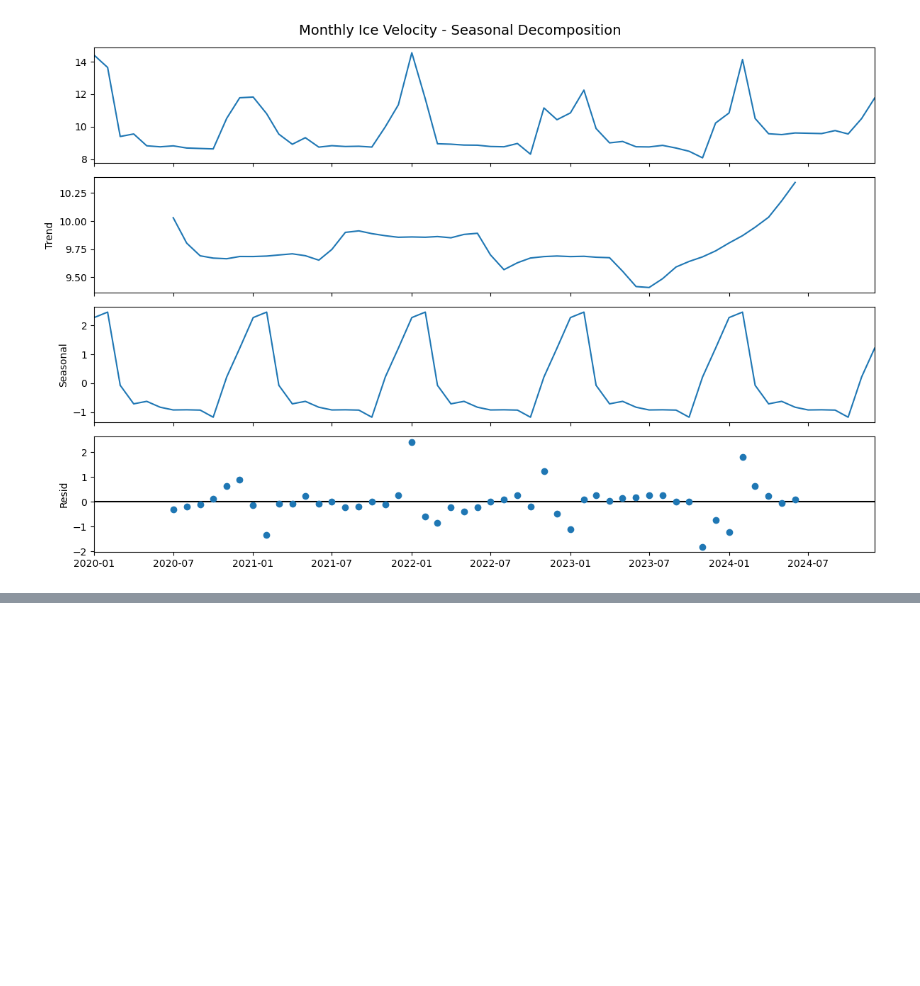
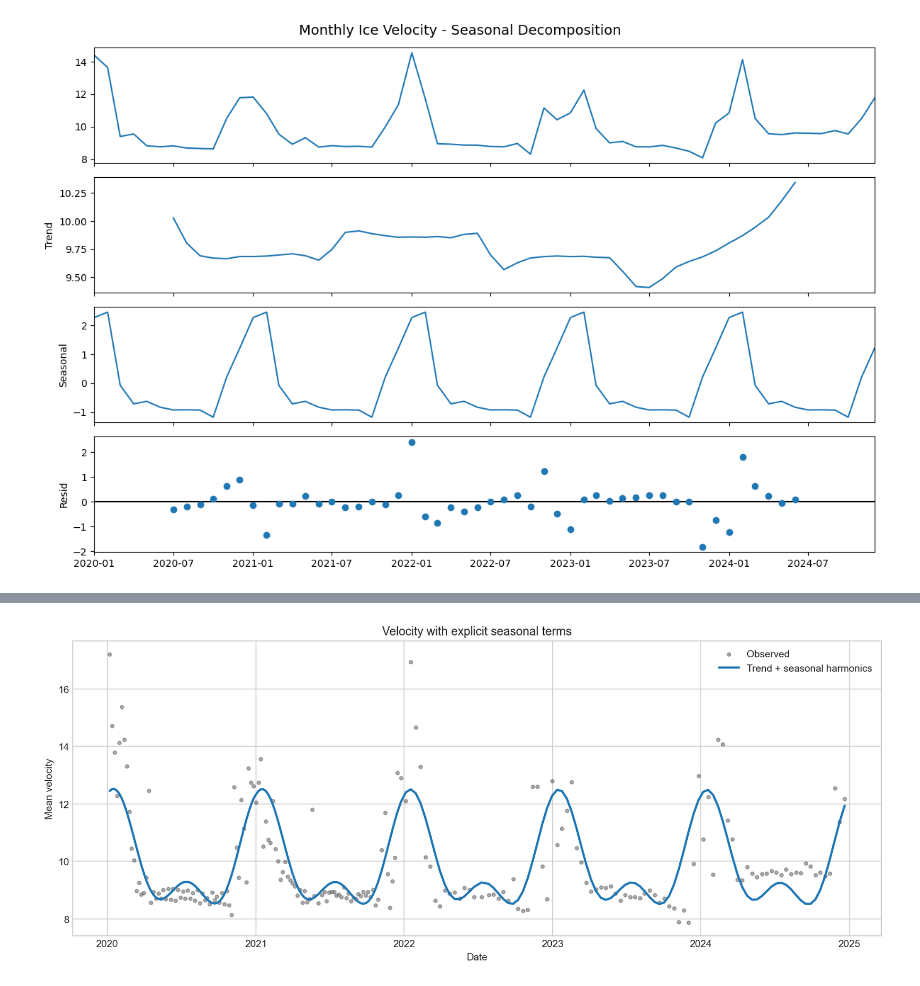
Before and after one commit to MoritzRath/geopy_final, a Jupyter notebook: Rath_geopy_final.ipynb, the cells around one changed output, grey strips where cells are left out. Saved outputs shown, nothing was run; the diff lists cells and outputs as text; code cells hidden in the pictures; blank space fills up the shorter version.

Commit message:
Continued work on TSA and major fuckup with the velocity

```diff
--- a/Rath_geopy_final.ipynb
+++ b/Rath_geopy_final.ipynb
@@ -322,0 +305,8 @@ tifs = [rasterio.open(p) for p in tif_paths]
+# %%
+try:
+    masked_arrays, template = fun.maskTif_loop(tifs, regionSHP, gm, crop=False)
+finally:
+    for ds in tifs:
+        ds.close()
+# %%
+single_abs, single_means = fun.single_mean_abs(masked_arrays, dates, template)
@@ -426,0 +402,4 @@ plt.show()
+# %%
+idx = [pd.Timestamp(y, m, d) for (y, m, d) in sorted(single_means.keys())]
+vals = [single_means[i] for i in sorted(single_means.keys())]
+d_series = pd.Series(vals, index = idx).sort_index()
@@ -426,0 +448,20 @@ plt.show()
+# %%
+s = d_series.dropna().sort_index()
+if not isinstance(s.index, pd.DatetimeIndex):
+    s.index = pd.to_datetime(s.index)
+
+y = s.values.astype(float)
+t = (s.index - s.index.min()).days.values.astype(float)
+doy = s.index.dayofyear.values.astype(float)
+
+X = pd.DataFrame({"t": t})
+K = 2
+for k in range(1, K+1):
+    X[f"sin{k}"] = np.sin(2 * np.pi * k *doy / 365.25)
+    X[f"cos{k}"] = np.cos(2 * np.pi * k * doy /365.25)
+
+X = sm.add_constant(X)
+model = sm.OLS(y,X).fit()
+yhat = model.predict(X)
+
+print(model.summary())
@@ -426,0 +486,12 @@ plt.show()
+# %%
+plt.figure(figsize=(12, 5), dpi=140)
+plt.scatter(s.index, y, s=12, alpha=.45, color="0.3", label="Observed")
+plt.plot(s.index, yhat, color="#1f77b4", lw=2.2, label="Trend + seasonal harmonics")
+plt.legend()
+plt.xlabel("Date")
+plt.ylabel("Mean velocity")
+plt.title("Velocity with explicit seasonal terms")
+plt.tight_layout()
+plt.show()
+# %% [output]
+[figure, added]
```
Also changed, not shown: parts of 16 cells of this notebook, 1 other file.
